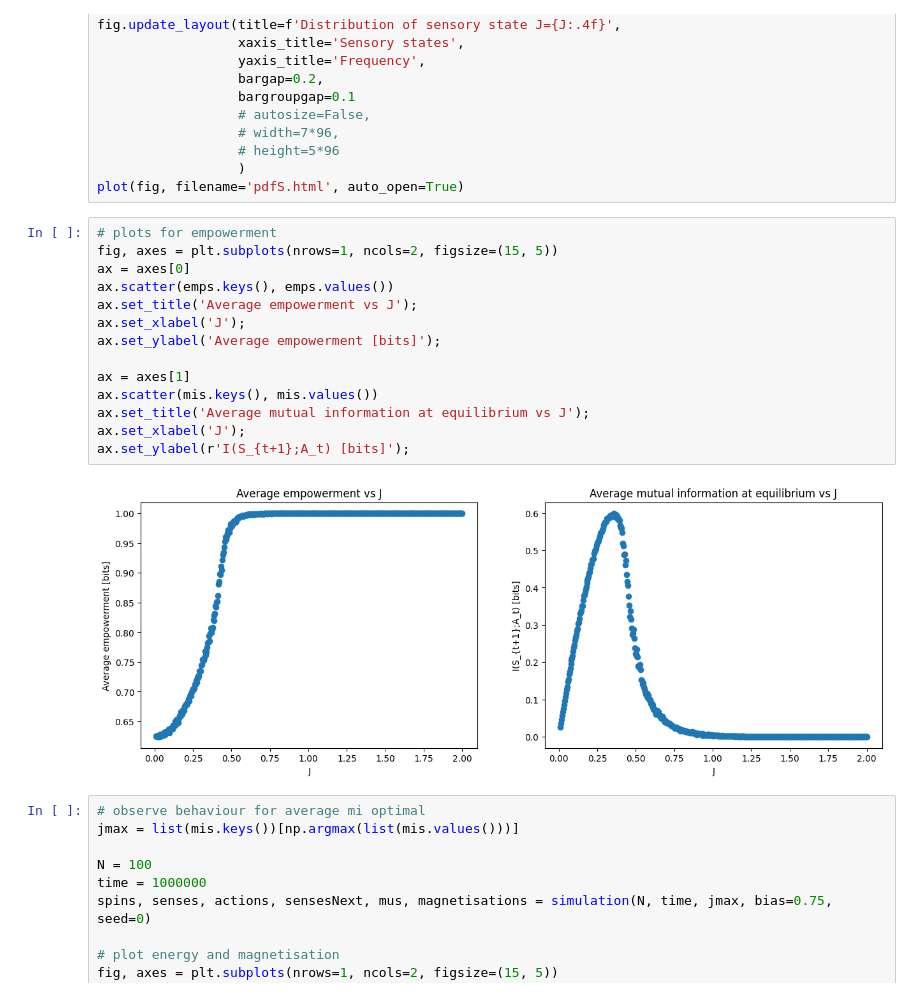
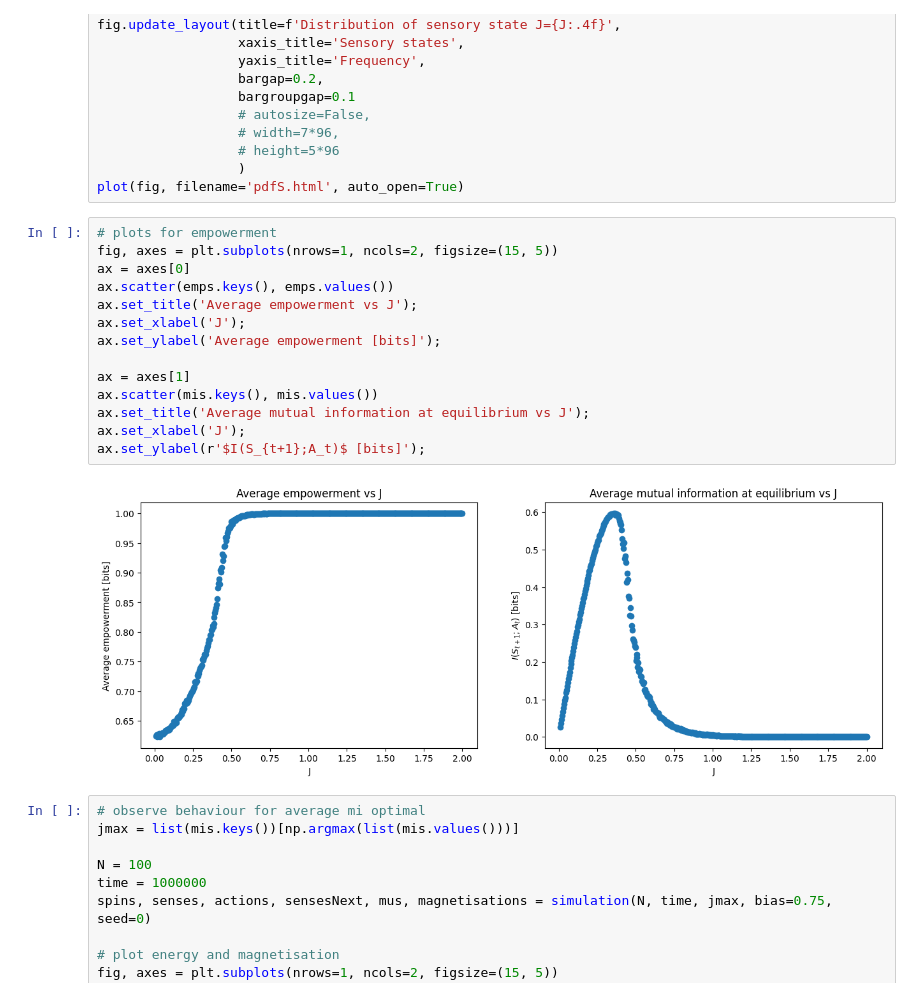
Before and after one commit to qianyangchen/IsingModel2D, a Jupyter notebook: Ising2D.ipynb, the cells around one changed output. Saved outputs shown, nothing was run; the diff lists cells and outputs as text.

```diff
--- a/Ising2D.ipynb
+++ b/Ising2D.ipynb
@@ -520,19 +520,19 @@ plot(fig, filename='pdfS.html', auto_open=True)
 # %%
 # plots for empowerment
 fig, axes = plt.subplots(nrows=1, ncols=2, figsize=(15, 5))
 ax = axes[0]
 ax.scatter(emps.keys(), emps.values())
 ax.set_title('Average empowerment vs J');
 ax.set_xlabel('J');
 ax.set_ylabel('Average empowerment [bits]');
 
 ax = axes[1]
 ax.scatter(mis.keys(), mis.values())
 ax.set_title('Average mutual information at equilibrium vs J');
 ax.set_xlabel('J');
-ax.set_ylabel(r'I(S_{t+1};A_t) [bits]');
+ax.set_ylabel(r'$I(S_{t+1};A_t)$ [bits]');
 # %% [output]
-[figure, old version]
+[figure, new version]
 # %%
 # observe behaviour for average mi optimal
 jmax = list(mis.keys())[np.argmax(list(mis.values()))]
```
Also changed, not shown: parts of 3 cells of this notebook.
